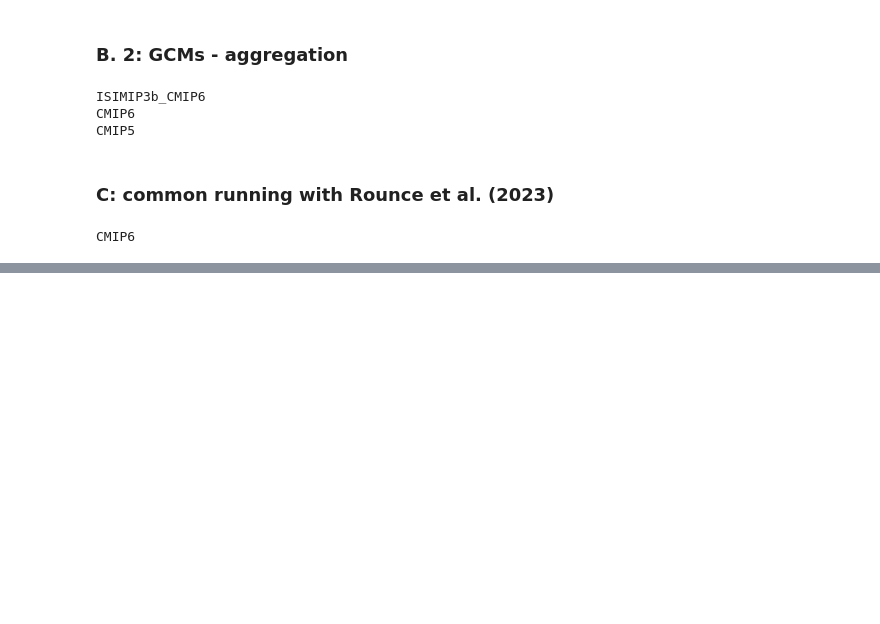
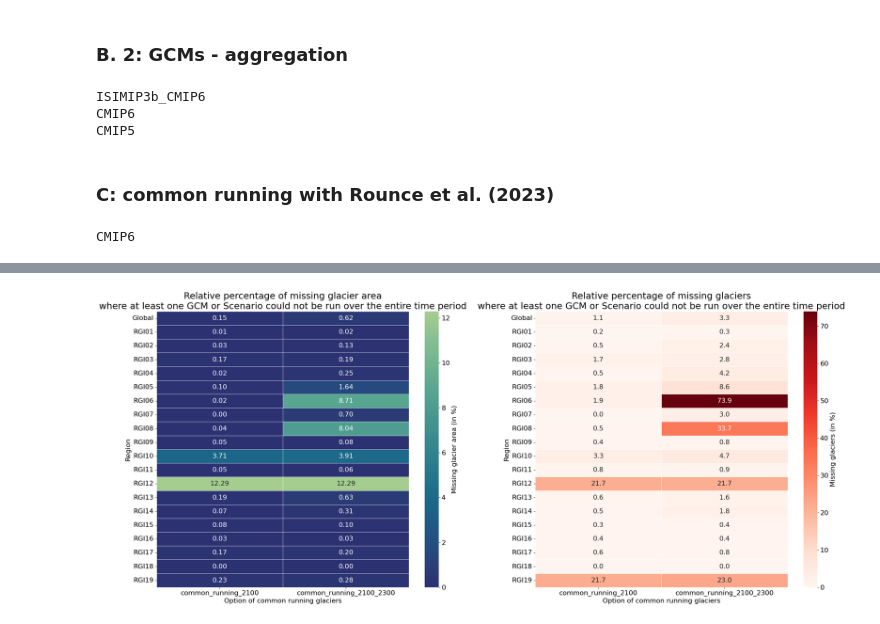
Before and after one commit to OGGM/oggm-standard-projections-csv-files, a Jupyter notebook: notebooks/aggregate_csv_files_1.6.1.ipynb, the cells around one changed output, grey strips where cells are left out. Saved outputs shown, nothing was run; the diff lists cells and outputs as text; code cells hidden in the pictures; blank space fills up the shorter version.

```diff
--- a/notebooks/aggregate_csv_files_1.6.1.ipynb
+++ b/notebooks/aggregate_csv_files_1.6.1.ipynb
@@ -462,0 +497,14 @@ CMIP6
+# %%
+odf_2100= pd.read_csv(f'{outputpath}/common_running_2100/missing_region_overview.csv', index_col=0)
+odf_2100.loc['Global'] = odf_2100.sum(axis=0)
+# need to recompute the percentage
+odf_2100['missing_area_perc'] = 100*odf_2100['missing_area_km2'] / odf_2100['rgi_area_km2']
+odf_2100['missing_glaciers_perc'] = 100*odf_2100['n_missing_glaciers'] / odf_2100['n_glaciers']
+odf_2100 = odf_2100.sort_index()
+
+odf_2300= pd.read_csv(f'{outputpath}/common_running_2100_2300/missing_region_overview.csv', index_col=0)
+odf_2300.loc['Global'] = odf_2300.sum(axis=0)
+# need to recompute the percentage
+odf_2300['missing_area_perc'] = 100*odf_2300['missing_area_km2'] / odf_2300['rgi_area_km2']
+odf_2300['missing_glaciers_perc'] = 100*odf_2300['n_missing_glaciers'] / odf_2300['n_glaciers']
+odf_2300 = odf_2300.sort_index()
@@ -462,0 +513,30 @@ CMIP6
+# %%
+odf_area = odf_2100[['missing_area_perc']]
+odf_area.index.name = 'Region'
+odf_area.columns.name = 'Option of common running glaciers'
+odf_area = odf_area.rename(columns={'missing_area_perc':'common_running_2100'})
+odf_area['common_running_2100_2300'] = odf_2300['missing_area_perc']
+
+odf_glac = odf_2100[['missing_glaciers_perc']]
+odf_glac.index.name = 'Region'
+odf_glac.columns.name = 'Option of common running glaciers'
+odf_glac = odf_glac.rename(columns={'missing_glaciers_perc':'common_running_2100'})
+odf_glac['common_running_2100_2300'] = odf_2300['missing_glaciers_perc']
+# %%
+plt.rc('font', size=16)
+fig, axs = plt.subplots(1,2,figsize=(30,12))
+ax = axs[0]
+sns.heatmap(odf_area.astype(float),
+            ax=ax,
+            annot=True, fmt=".2f",cmap="crest_r",linewidth=.5,
+            cbar_kws={'label':'Missing glacier area (in %)'})
+ax.set_title(f'Relative percentage of missing glacier area\nwhere at least one GCM or Scenario could not be run over the entire time period', fontsize=22)
+
+
+ax = axs[1]
+sns.heatmap(odf_glac.astype(float), annot=True, fmt=".1f",cmap="Reds",linewidth=.5, ax=ax,
+            cbar_kws={'label':'Missing glaciers (in %)'})
+ax.set_title(f'Relative percentage of missing glaciers\nwhere at least one GCM or Scenario could not be run over the entire time period', fontsize=22);
+plt.savefig('missing_glacier_area_stats.png')
+# %% [output]
+[figure, added]
```
Also changed, not shown: parts of 4 cells of this notebook, 7 other files.
